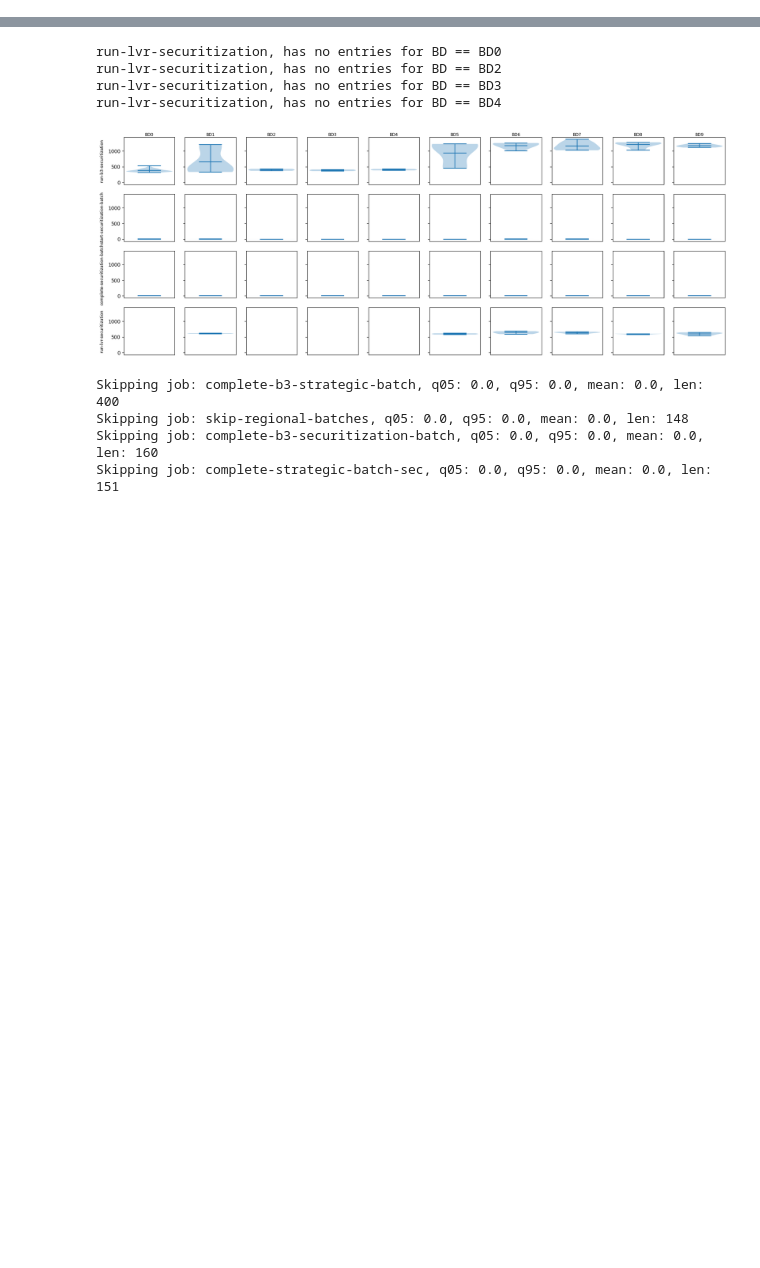
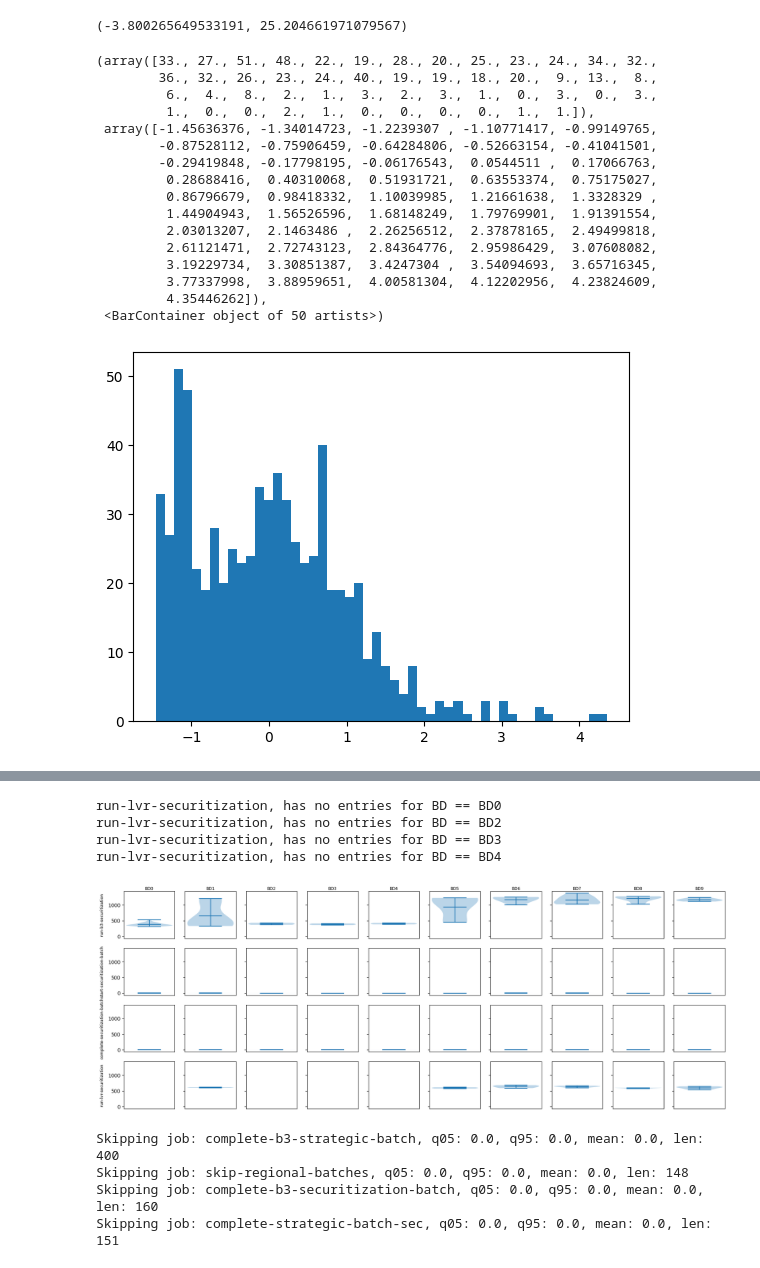
Before and after one commit to mlodybercik/workflow-predictor, a Jupyter notebook: temp/visualize.ipynb, the cells around one changed output, grey strips where cells are left out. Saved outputs shown, nothing was run; the diff lists cells and outputs as text; code cells hidden in the pictures; blank space fills up the shorter version.

```diff
--- a/temp/visualize.ipynb
+++ b/temp/visualize.ipynb
@@ -13,8 +13,43 @@ import re
 
 from dataclasses import dataclass
 # %%
-maestro_data = pd.read_csv("../data/maestro-calculated-securitization-flow.csv", low_memory=False)
+maestro_data = pd.read_csv("../data/maestro-calculated.csv", low_memory=False)
 # maestro_data = maestro_data[(maestro_data["workflow_name"] == "securitization-flow")]
 # %%
 jobs = maestro_data["job_name"].unique()
 business_day = maestro_data["business-day"].unique()
+# %%
+for job in maestro_data["job_name"].unique():
+    current_job_times = maestro_data[maestro_data["job_name"] == job]["processing-time"]
+
+    # q05, q95 = current_job_times.quantile([0.05, 0.95])
+    # cut = current_job_times.loc[(current_job_times >= q05) & (current_job_times <= q95)]
+    mean = current_job_times.mean()
+    std = current_job_times.std()
+    median = current_job_times.median()
+
+    maestro_data.loc[maestro_data["job_name"] == job, "processing-time"] = (current_job_times - mean) / std
+# %%
+min(maestro_data["processing-time"]), max(maestro_data["processing-time"])
+# %% [output]
+(-3.800265649533191, 25.204661971079567)
+# %%
+plt.hist(maestro_data[maestro_data["job_name"] == "run-data-staging"]["processing-time"], bins=50)
+# %% [output]
+(array([33., 27., 51., 48., 22., 19., 28., 20., 25., 23., 24., 34., 32.,
+        36., 32., 26., 23., 24., 40., 19., 19., 18., 20.,  9., 13.,  8.,
+         6.,  4.,  8.,  2.,  1.,  3.,  2.,  3.,  1.,  0.,  3.,  0.,  3.,
+         1.,  0.,  0.,  2.,  1.,  0.,  0.,  0.,  0.,  1.,  1.]),
+ array([-1.45636376, -1.34014723, -1.2239307 , -1.10771417, -0.99149765,
+        -0.87528112, -0.75906459, -0.64284806, -0.52663154, -0.41041501,
+        -0.29419848, -0.17798195, -0.06176543,  0.0544511 ,  0.17066763,
+         0.28688416,  0.40310068,  0.51931721,  0.63553374,  0.75175027,
+         0.86796679,  0.98418332,  1.10039985,  1.21661638,  1.3328329 ,
+         1.44904943,  1.56526596,  1.68148249,  1.79769901,  1.91391554,
+         2.03013207,  2.1463486 ,  2.26256512,  2.37878165,  2.49499818,
+         2.61121471,  2.72743123,  2.84364776,  2.95986429,  3.07608082,
+         3.19229734,  3.30851387,  3.4247304 ,  3.54094693,  3.65716345,
+         3.77337998,  3.88959651,  4.00581304,  4.12202956,  4.23824609,
+         4.35446262]),
+ <BarContainer object of 50 artists>)
+[figure, added]
```
Also changed, not shown: parts of 1 cell of this notebook, 22 other files.
